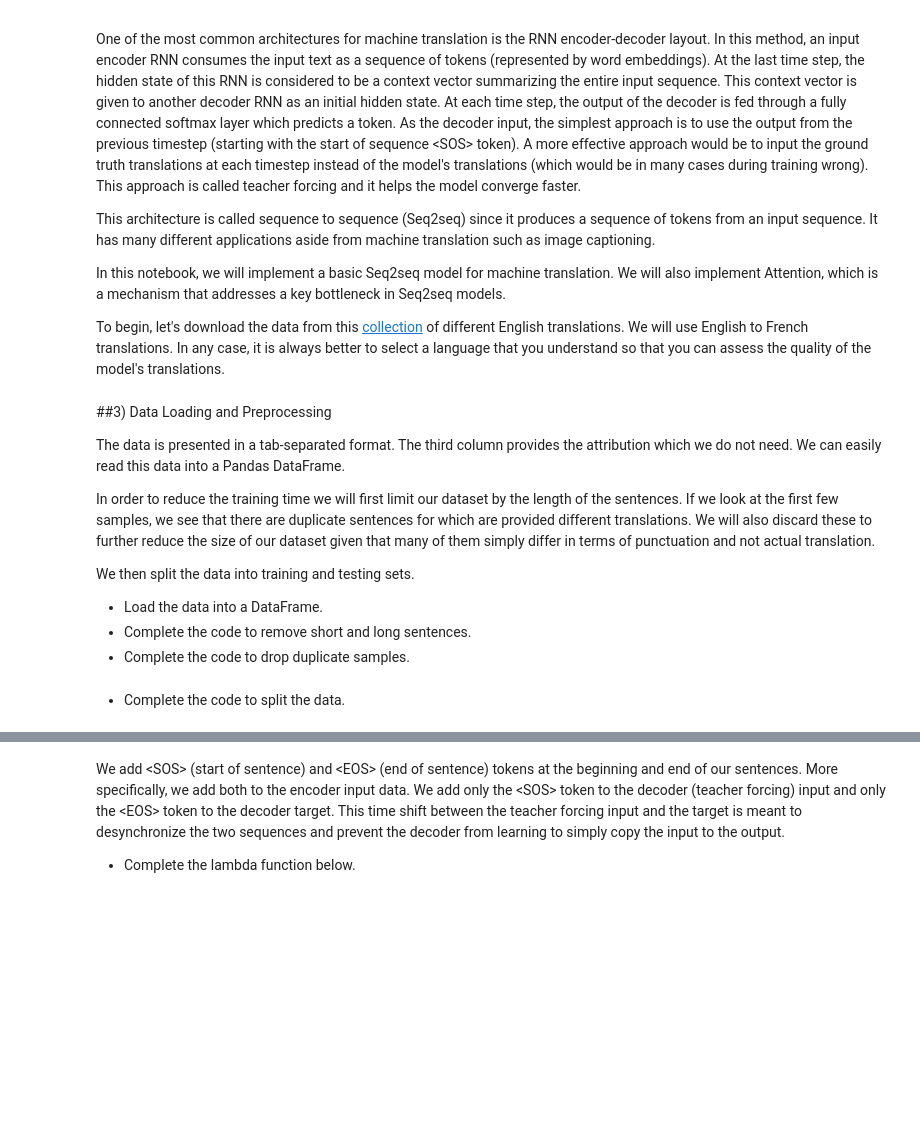
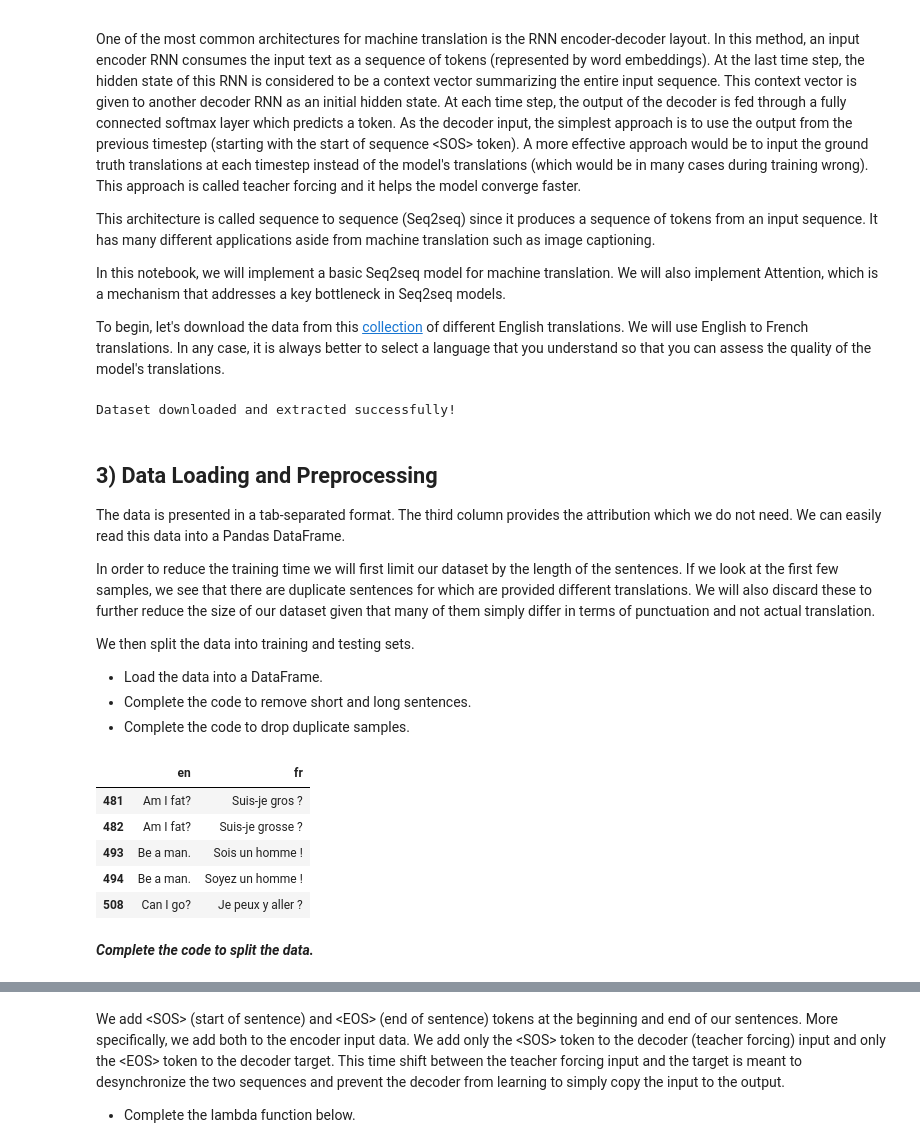
Before and after one commit to Hmati/RNN-Text-Classification-, a Jupyter notebook: RNN-Keras-Text-Classification-and-MT_Blanked-1.ipynb, the cells around one changed output, grey strips where cells are left out. Drawn from its saved outputs; the diff is of its cells as text; code cells hidden in the pictures; blank space fills up the shorter version.

```diff
--- a/RNN-Keras-Text-Classification-and-MT_Blanked-1.ipynb
+++ b/RNN-Keras-Text-Classification-and-MT_Blanked-1.ipynb
@@ -258,5 +419,41 @@ To begin, let's download the data from this [collection](https://www.manythings.
+# %%
+import requests
+import zipfile
+import os
+
+# URL of the dataset
+url = "http://www.manythings.org/anki/fra-eng.zip"
+
+# Headers to mimic a real browser request
+headers = {
+    "User-Agent": "Mozilla/5.0 (Windows NT 10.0; Win64; x64) AppleWebKit/537.36 (KHTML, like Gecko) Chrome/58.0.3029.110 Safari/537.36"
+}
+
+# Step 1: Download the dataset
+response = requests.get(url, headers=headers)
+
+# Check if the response is a zip file
+if response.status_code == 200 and 'zip' in response.headers.get('Content-Type', ''):
+    with open("fra-eng.zip", "wb") as file:
+        file.write(response.content)
+
+    # Step 2: Unzip the dataset
+    try:
+        with zipfile.ZipFile("fra-eng.zip", "r") as zip_ref:
+            zip_ref.extractall()  # Extract all files in the current directory
+        print("Dataset downloaded and extracted successfully!")
+    except zipfile.BadZipFile:
+        print("Error: The downloaded file is not a valid zip file.")
+else:
+    print(f"Error: Unable to download the zip file. Status code: {response.status_code}")
+
+# Step 3: Remove the zip file
+if os.path.exists("fra-eng.zip"):
+    os.remove("fra-eng.zip")
+# %% [output]
+Dataset downloaded and extracted successfully!
 # %% [markdown]
-##3) Data Loading and Preprocessing
+## 3) Data Loading and Preprocessing
 
 The data is presented in a tab-separated format. The third column provides the attribution which we do not need. We can easily read this data into a Pandas DataFrame.
 
@@ -270,17 +467,29 @@ We then split the data into training and testing sets.
 # %%
 import pandas as pd
 
-dataset = pd.read_csv(_ _ _, sep=_ _ _, usecols=[0,1], names=['en', 'fr'])
+# Step 1: Load the data into a DataFrame
+dataset = pd.read_csv('fra.txt', sep='\t', usecols=[0, 1], names=['en', 'fr'])
 
-#remove short sentences
-dataset = dataset[dataset['en'].map(str.split).map(len) > _ _ _].copy()
-#remove long sentences to reduce processing and training time
-dataset = dataset[dataset['en'].map(str.split).map(len) <= _ _ _].copy()
-#remove duplicate sentences
-dataset.drop_duplicates(_ _ _)
+# Step 2: Remove short sentences (e.g., sentences with less than 3 words)
+dataset = dataset[dataset['en'].map(str.split).map(len) > 2].copy()
+
+# Step 3: Remove long sentences (e.g., sentences with more than 15 words)
+dataset = dataset[dataset['en'].map(str.split).map(len) <= 15].copy()
+
+# Step 4: Remove duplicate sentences
+dataset.drop_duplicates(subset=['en', 'fr'], inplace=True)
+
+# Show the cleaned dataset
 dataset.head()
+# %% [output]
+|  | en | fr |
+| 481 | Am I fat? | Suis-je gros ? |
+| 482 | Am I fat? | Suis-je grosse ? |
+| 493 | Be a man. | Sois un homme ! |
+| 494 | Be a man. | Soyez un homme ! |
+| 508 | Can I go? | Je peux y aller ? |
 # %% [markdown]
-- Complete the code to split the data.
+***Complete the code to split the data.***
 # %%
 from sklearn.model_selection import train_test_split
 
```
Also changed, not shown: parts of 24 cells of this notebook, 6 other files.
